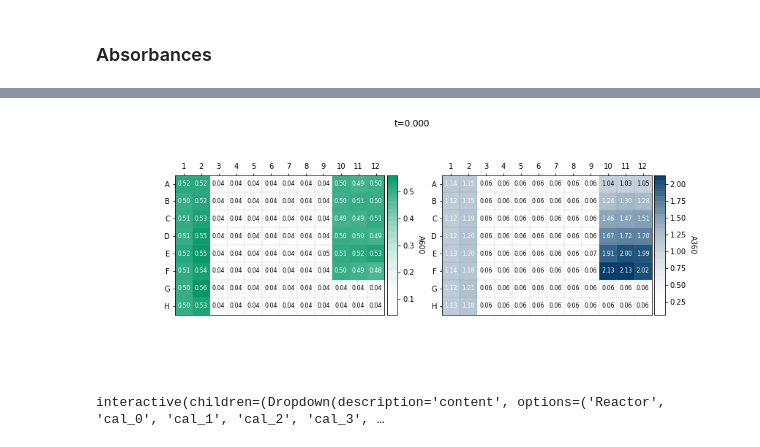
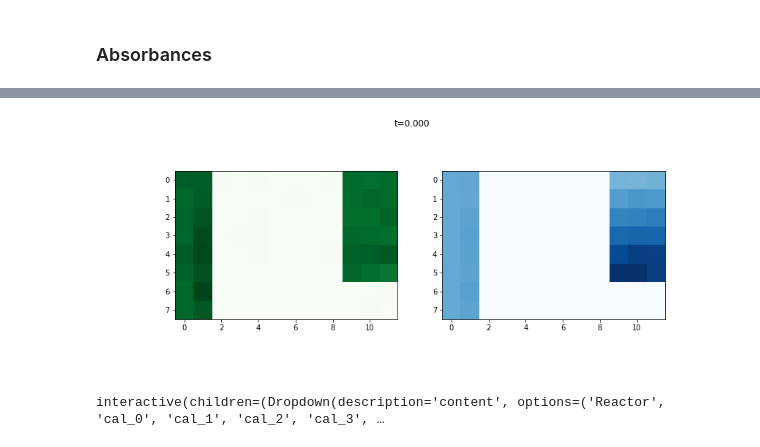
Before and after one commit to JuBiotech/diginbio-car-paper, a Jupyter notebook: notebooks/01_First_Model.ipynb, the cells around one changed output, grey strips where cells are left out. Drawn from its saved outputs; the diff is of its cells as text; code cells hidden in the pictures.

```diff
--- a/notebooks/01_First_Model.ipynb
+++ b/notebooks/01_First_Model.ipynb
@@ -65,31 +64,27 @@ df_A600 = read_absorbances(DP_DATA / "Placeholder_Absorbance_600nm.csv")
 # %%
 def plot_timepoint(t):
     fig, axs = pyplot.subplots(ncols=2, figsize=(12, 5))
 
-    visualization.mtpshow(
-        ax=axs[0],
-        data=df_A600.loc[t],
-        cbar_label="A600",
-        cmap=visualization.FZcmaps.Greens
+    axs[0].imshow(
+        df_A600.loc[t].to_numpy().reshape(8, 12, order="C"),
+        cmap=cm.Greens
     )
-    visualization.mtpshow(
-        ax=axs[1],
-        data=df_A360.loc[t],
-        cbar_label="A360",
-        cmap=visualization.FZcmaps.Blues
+    axs[1].imshow(
+        df_A360.loc[t].to_numpy().reshape(8, 12, order="C"),
+        cmap=cm.Blues
     )
     fig.suptitle(f"t={t:.3f}")
 
-fp_out = visualization.plot_gif(
+fp_out = plotting.plot_gif(
     fn_plot=plot_timepoint,
     fp_out="absorbance_2d.gif",
     data=df_A600.index,
     fps=1
 )
 IPython.display.Image(fp_out)
 # %% [output]
 [interactive output not drawn]
-[figure, old version]
+[figure, new version]
 # %%
 def plot_content(content: str):
     fig, axs = pyplot.subplots(ncols=2, figsize=(12, 4), dpi=140, sharex=True)
```
Also changed, not shown: parts of 4 cells of this notebook, 1 other file.
